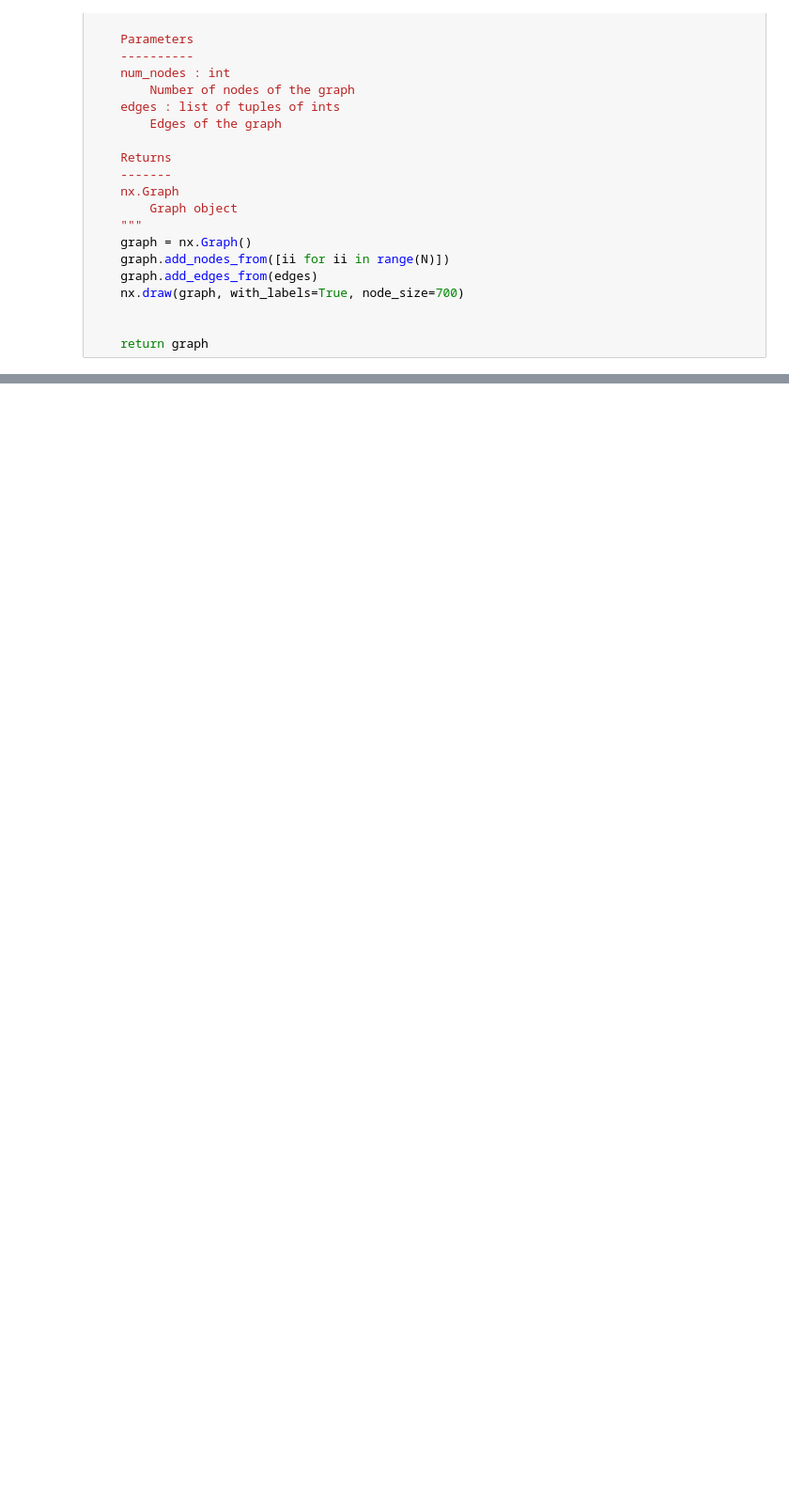
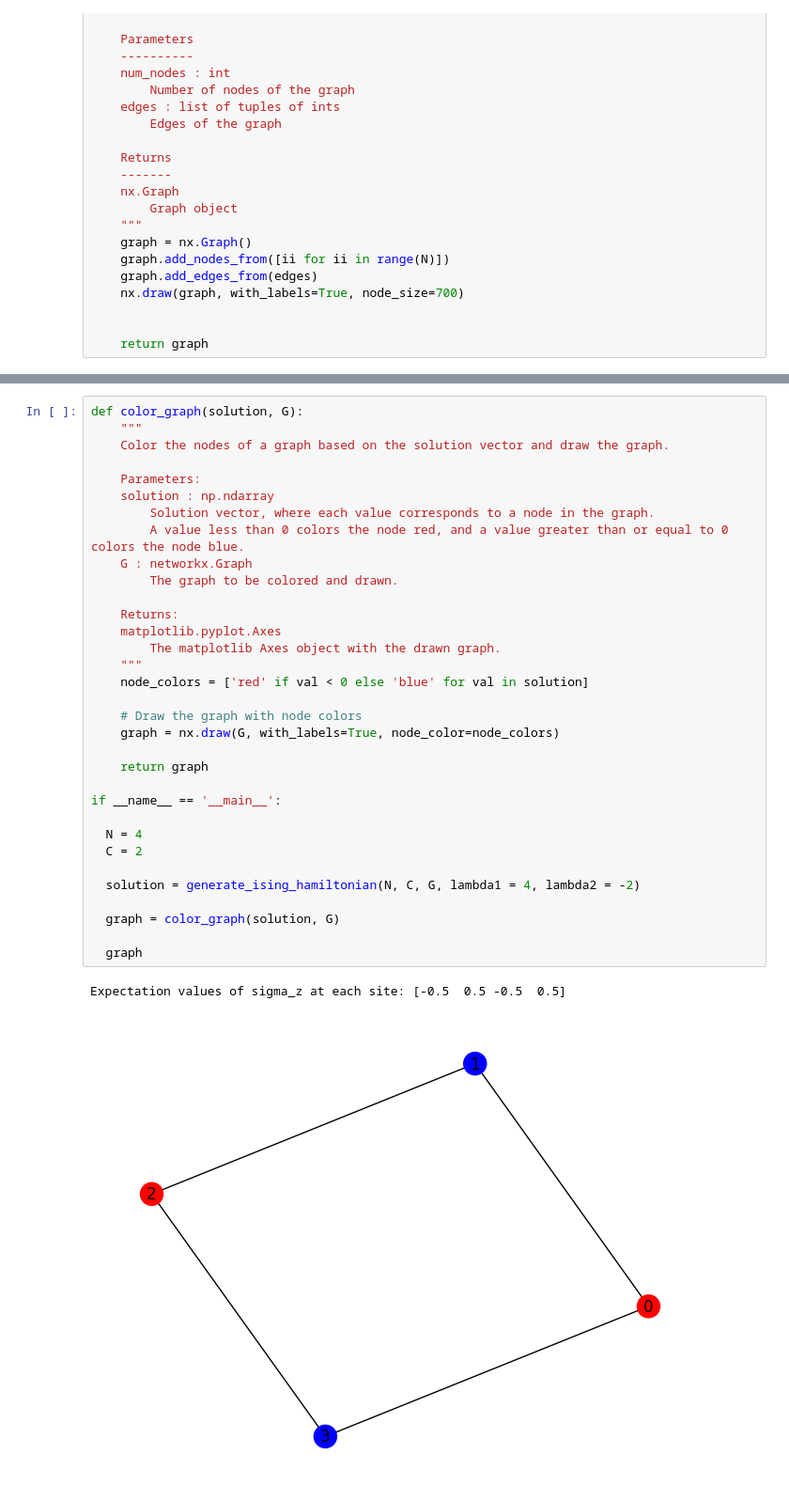
Before and after one commit to Khadijah-Trawally/QuantumGraphColoring, a Jupyter notebook: test_graph_coloring_hamiltonian.ipynb, the cells around one changed output, grey strips where cells are left out. Shown: that part at 94% size. Drawn from its saved outputs; the diff is of its cells as text; blank space fills up the shorter version.

```diff
--- a/test_graph_coloring_hamiltonian.ipynb
+++ b/test_graph_coloring_hamiltonian.ipynb
@@ -358,0 +363,36 @@ The ground state solution:
+# %%
+def color_graph(solution, G):
+    """
+    Color the nodes of a graph based on the solution vector and draw the graph.
+
+    Parameters:
+    solution : np.ndarray
+        Solution vector, where each value corresponds to a node in the graph.
+        A value less than 0 colors the node red, and a value greater than or equal to 0 colors the node blue.
+    G : networkx.Graph
+        The graph to be colored and drawn.
+
+    Returns:
+    matplotlib.pyplot.Axes
+        The matplotlib Axes object with the drawn graph.
+    """
+    node_colors = ['red' if val < 0 else 'blue' for val in solution]
+
+    # Draw the graph with node colors
+    graph = nx.draw(G, with_labels=True, node_color=node_colors)
+
+    return graph
+
+if __name__ == '__main__':
+
+  N = 4
+  C = 2
+
+  solution = generate_ising_hamiltonian(N, C, G, lambda1 = 4, lambda2 = -2)
+
+  graph = color_graph(solution, G)
+
+  graph
+# %% [output]
+Expectation values of sigma_z at each site: [-0.5  0.5 -0.5  0.5]
+[figure, added]
```
Also changed, not shown: parts of 7 cells of this notebook.
